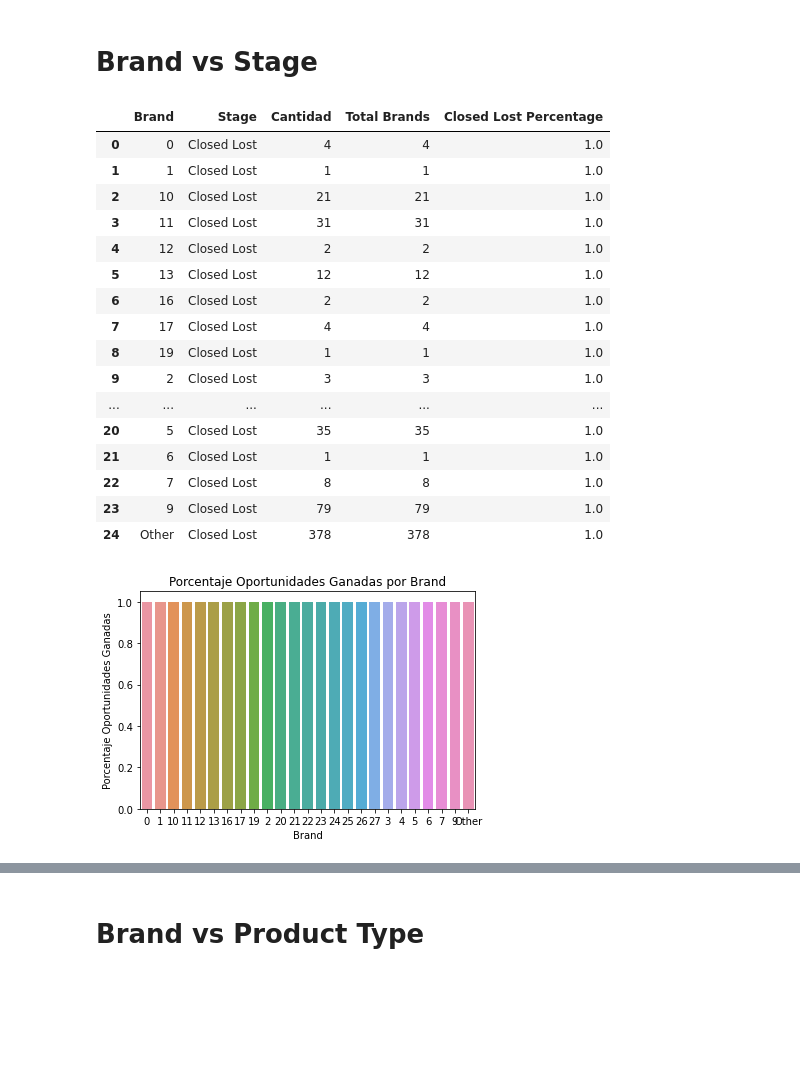
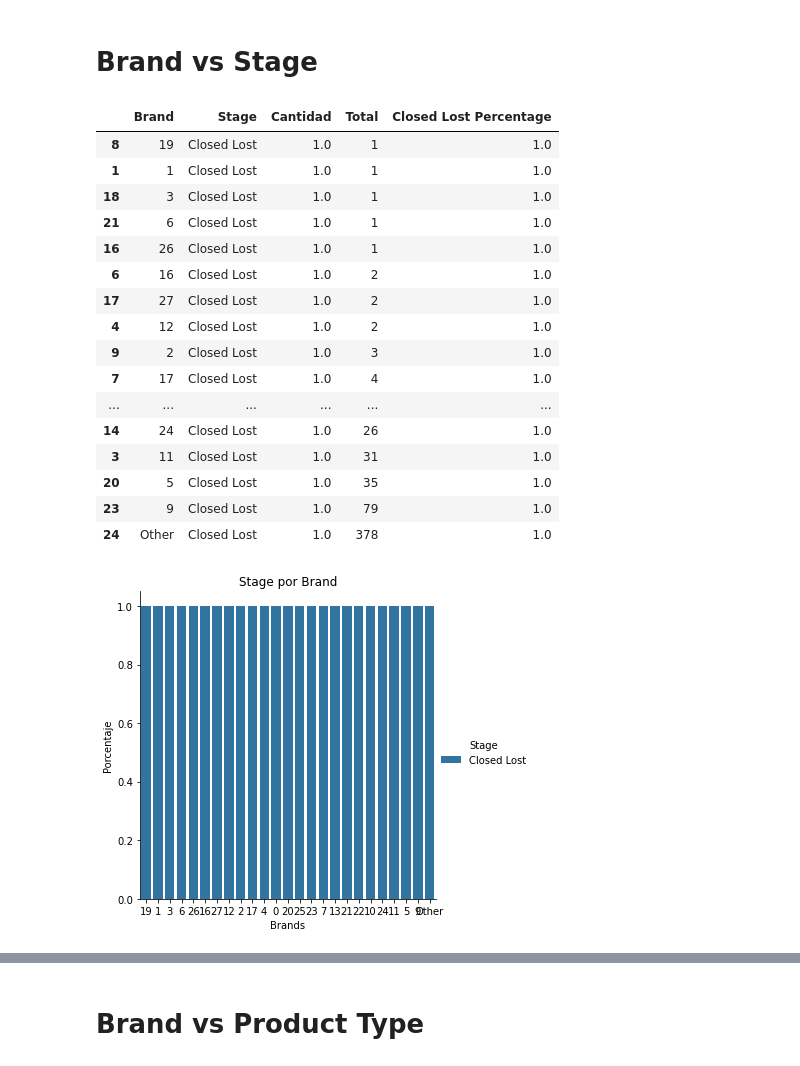
Before and after one commit to RiedelNicolas/75.06-2C2020-TP1, a Jupyter notebook: Brand Analysis.ipynb, the cells around one changed output, grey strips where cells are left out. Saved outputs shown, nothing was run; the diff lists cells and outputs as text; code cells hidden in the pictures; blank space fills up the shorter version.

Commit message:
Arreglo el analisis de Brand y empiezo con el analisis de Size

```diff
--- a/Brand Analysis.ipynb
+++ b/Brand Analysis.ipynb
@@ -79,37 +79,39 @@ brandsVsStage.rename(columns={"Opportunity_ID":"Cantidad"},inplace=True)
 totalBrands = brandsVsStage.groupby("Brand").agg({"Cantidad":"sum"})
 brandsVsStage.reset_index(inplace=True)
 brandsVsStage.set_index("Brand",inplace=True)
-brandsVsStage["Total Brands"] = totalBrands["Cantidad"]
+brandsVsStage["Total"] = totalBrands["Cantidad"]
 brandsVsStage.reset_index(inplace=True)
-brandsVsStage["Closed Lost Percentage"] = brandsVsStage["Cantidad"]/brandsVsStage["Total Brands"]
+brandsVsStage["Closed Lost Percentage"] = brandsVsStage["Cantidad"]/brandsVsStage["Total"]
 brandsVsStage["Brand"] = brandsVsStage["Brand"].apply(lambda x: x.replace("Brand_",""))
+#brandsVsStage = brandsVsStage[brandsVsStage["Total"] > 10]
+brandsVsStage.sort_values(by="Total",inplace=True)
+brandsVsStage["Cantidad"] = brandsVsStage["Cantidad"]/brandsVsStage["Total"]
 brandsVsStage
 # %% [output]
-|  | Brand | Stage | Cantidad | Total Brands | Closed Lost Percentage |
-| 0 | 0 | Closed Lost | 4 | 4 | 1.0 |
-| 1 | 1 | Closed Lost | 1 | 1 | 1.0 |
-| 2 | 10 | Closed Lost | 21 | 21 | 1.0 |
-| 3 | 11 | Closed Lost | 31 | 31 | 1.0 |
-| 4 | 12 | Closed Lost | 2 | 2 | 1.0 |
-| 5 | 13 | Closed Lost | 12 | 12 | 1.0 |
-| 6 | 16 | Closed Lost | 2 | 2 | 1.0 |
-| 7 | 17 | Closed Lost | 4 | 4 | 1.0 |
-| 8 | 19 | Closed Lost | 1 | 1 | 1.0 |
-| 9 | 2 | Closed Lost | 3 | 3 | 1.0 |
+|  | Brand | Stage | Cantidad | Total | Closed Lost Percentage |
+| 8 | 19 | Closed Lost | 1.0 | 1 | 1.0 |
+| 1 | 1 | Closed Lost | 1.0 | 1 | 1.0 |
+| 18 | 3 | Closed Lost | 1.0 | 1 | 1.0 |
+| 21 | 6 | Closed Lost | 1.0 | 1 | 1.0 |
+| 16 | 26 | Closed Lost | 1.0 | 1 | 1.0 |
+| 6 | 16 | Closed Lost | 1.0 | 2 | 1.0 |
+| 17 | 27 | Closed Lost | 1.0 | 2 | 1.0 |
+| 4 | 12 | Closed Lost | 1.0 | 2 | 1.0 |
+| 9 | 2 | Closed Lost | 1.0 | 3 | 1.0 |
+| 7 | 17 | Closed Lost | 1.0 | 4 | 1.0 |
 | ... | ... | ... | ... | ... | ... |
-| 20 | 5 | Closed Lost | 35 | 35 | 1.0 |
-| 21 | 6 | Closed Lost | 1 | 1 | 1.0 |
-| 22 | 7 | Closed Lost | 8 | 8 | 1.0 |
-| 23 | 9 | Closed Lost | 79 | 79 | 1.0 |
-| 24 | Other | Closed Lost | 378 | 378 | 1.0 |
+| 14 | 24 | Closed Lost | 1.0 | 26 | 1.0 |
+| 3 | 11 | Closed Lost | 1.0 | 31 | 1.0 |
+| 20 | 5 | Closed Lost | 1.0 | 35 | 1.0 |
+| 23 | 9 | Closed Lost | 1.0 | 79 | 1.0 |
+| 24 | Other | Closed Lost | 1.0 | 378 | 1.0 |
 # %%
-plot = sns.barplot(x="Brand",y="Closed Lost Percentage",data=brandsVsStage)
-#plot.set_xticklabels(plot.get_xticklabels(), rotation=60)
-plt.savefig("img/Brand/PorcentajeClosedWonPorBrandSinFiltrar.png")
-plt.xlabel("Brand")
-plt.ylabel("Porcentaje Oportunidades Ganadas")
-plt.title("Porcentaje Oportunidades Ganadas por Brand")
-plt.show(plot)
+fig1 = sns.catplot(x="Brand",y="Cantidad",hue="Stage",data=brandsVsStage,kind="bar")
+plt.savefig("img/Brand/StagePorBrandSinFiltrar.png")
+plt.xlabel("Brands")
+plt.ylabel("Porcentaje")
+plt.title("Stage por Brand")
+plt.show(fig1)
 # %% [output]
-[figure, old version]
+[figure, new version]
 # %%
```
Also changed, not shown: parts of 3 cells of this notebook, 16 other files.
